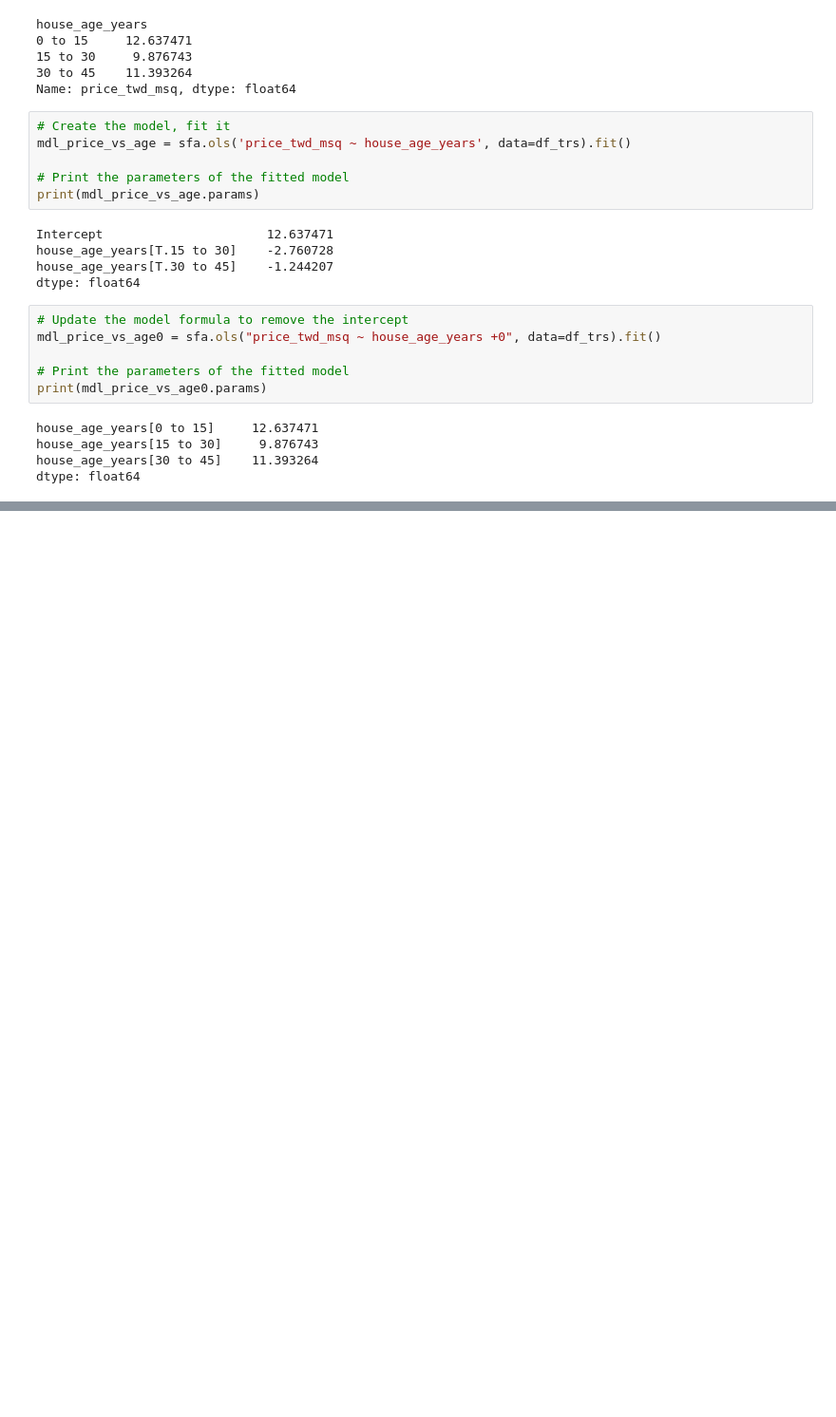
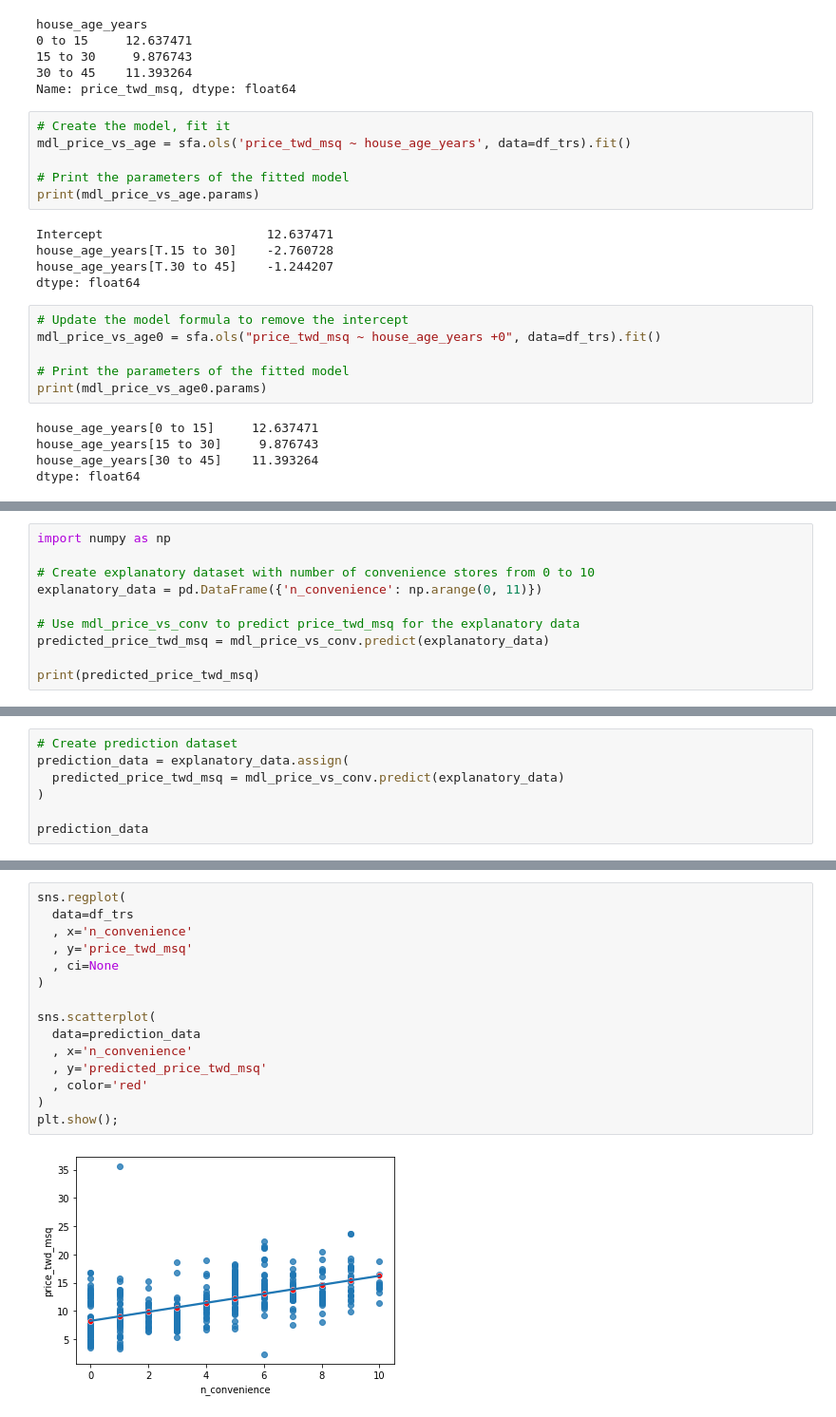
Before and after one commit to AnshuBantra/Python, a Jupyter notebook: Associate Data Scientist in Python/026 Introduction to Regression with statsmodels in Python/regression.ipynb, the cells around one changed output, grey strips where cells are left out. Shown at 95% size. Saved outputs shown, nothing was run; the diff lists cells and outputs as text; blank space fills up the shorter version.

```diff
--- a/Associate Data Scientist in Python/026 Introduction to Regression with statsmodels in Python/regression.ipynb
+++ b/Associate Data Scientist in Python/026 Introduction to Regression with statsmodels in Python/regression.ipynb
@@ -115,0 +120,10 @@ dtype: float64
+# %%
+import numpy as np
+
+# Create explanatory dataset with number of convenience stores from 0 to 10
+explanatory_data = pd.DataFrame({'n_convenience': np.arange(0, 11)})
+
+# Use mdl_price_vs_conv to predict price_twd_msq for the explanatory data
+predicted_price_twd_msq = mdl_price_vs_conv.predict(explanatory_data)
+
+print(predicted_price_twd_msq)
@@ -115,0 +143,7 @@ dtype: float64
+# %%
+# Create prediction dataset
+prediction_data = explanatory_data.assign(
+  predicted_price_twd_msq = mdl_price_vs_conv.predict(explanatory_data)
+)
+
+prediction_data
@@ -115,0 +179,17 @@ dtype: float64
+# %%
+sns.regplot(
+  data=df_trs
+  , x='n_convenience'
+  , y='price_twd_msq'
+  , ci=None
+)
+
+sns.scatterplot(
+  data=prediction_data
+  , x='n_convenience'
+  , y='predicted_price_twd_msq'
+  , color='red'
+)
+plt.show();
+# %% [output]
+[figure, added]
```
Also changed, not shown: parts of 10 cells of this notebook.
